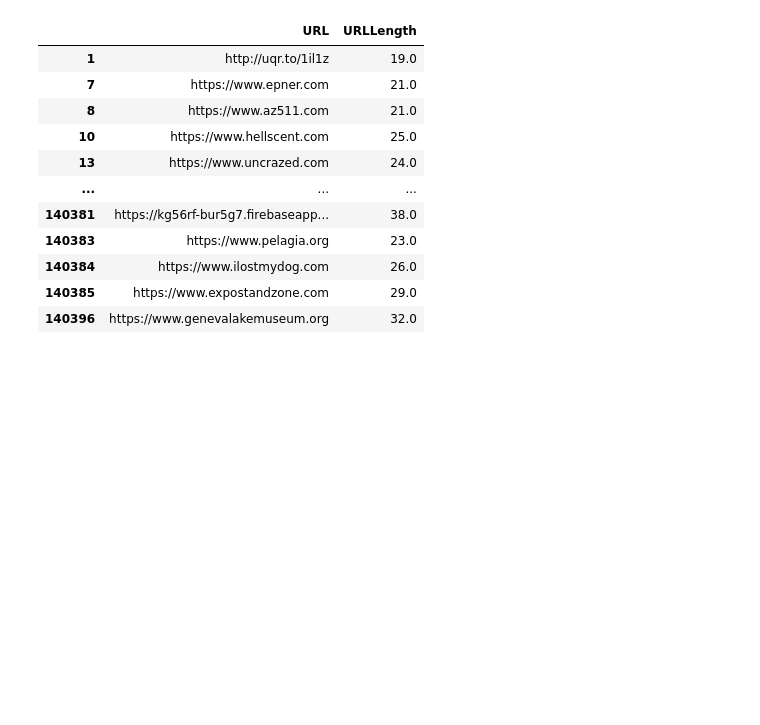
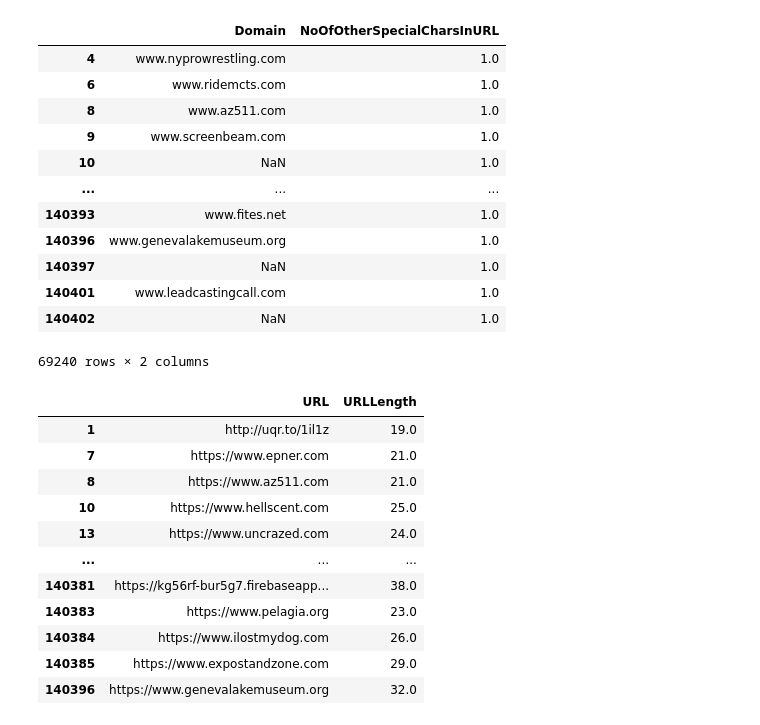
Before and after one commit to JuanSign/PhiUSIIL_Predictions, a Jupyter notebook: src/Analysis.ipynb, the cells around one changed output. Saved outputs shown, nothing was run; the diff lists cells and outputs as text; code cells hidden in the pictures; blank space fills up the shorter version.

Commit message:
filling data with ext libraries, attempt 2

```diff
--- a/src/Analysis.ipynb
+++ b/src/Analysis.ipynb
@@ -38 +38,17 @@ display(pd.DataFrame({
+# %%
+data[data['NoOfOtherSpecialCharsInURL'] < 2][['Domain', 'NoOfOtherSpecialCharsInURL']]
+# %% [output]
+|  | Domain | NoOfOtherSpecialCharsInURL |
+| 4 | www.nyprowrestling.com | 1.0 |
+| 6 | www.ridemcts.com | 1.0 |
+| 8 | www.az511.com | 1.0 |
+| 9 | www.screenbeam.com | 1.0 |
+| 10 | NaN | 1.0 |
+| ... | ... | ... |
+| 140393 | www.fites.net | 1.0 |
+| 140396 | www.genevalakemuseum.org | 1.0 |
+| 140397 | NaN | 1.0 |
+| 140401 | www.leadcastingcall.com | 1.0 |
+| 140402 | NaN | 1.0 |
+69240 rows × 2 columns
 # %%
```
Also changed, not shown: parts of 9 cells of this notebook.
